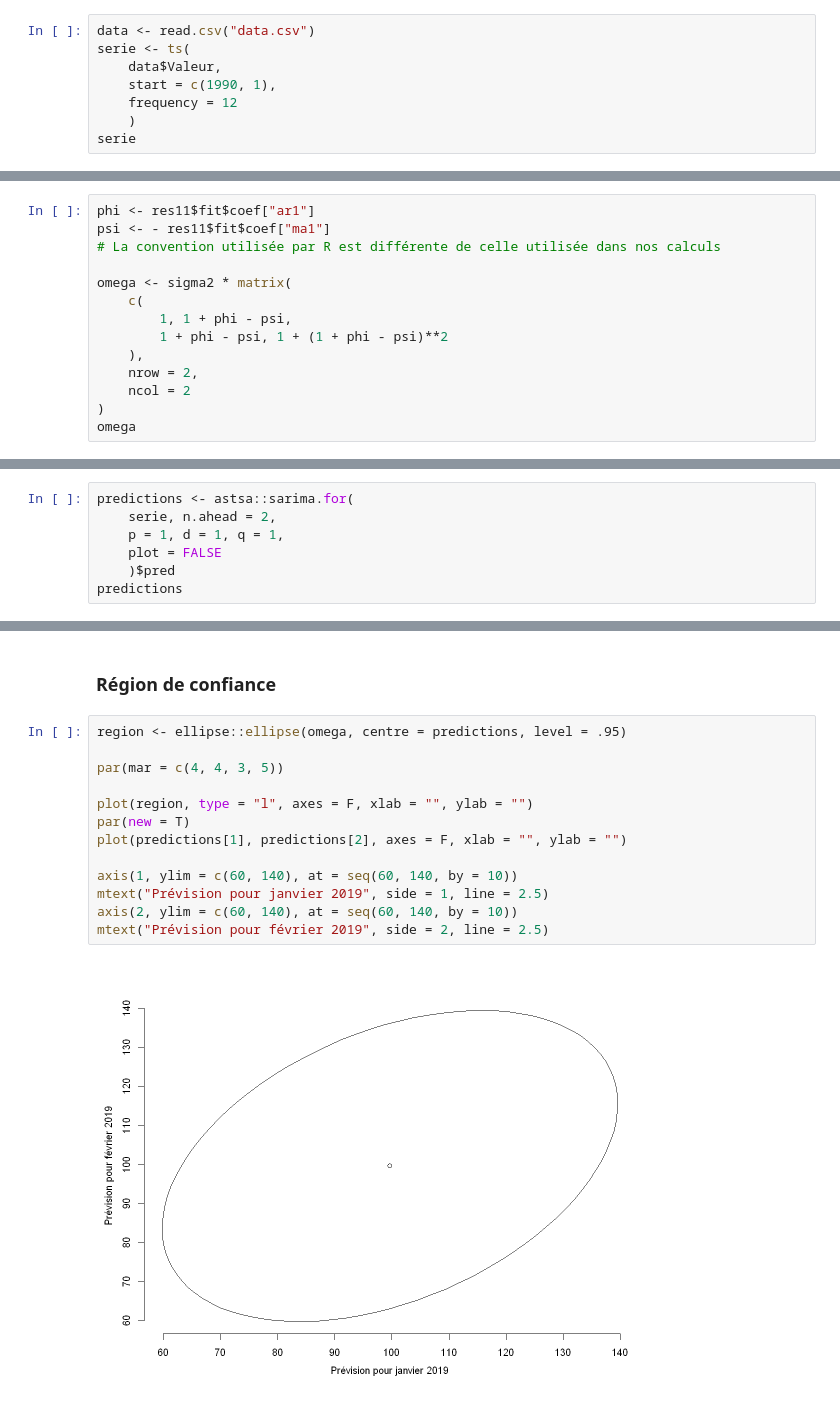
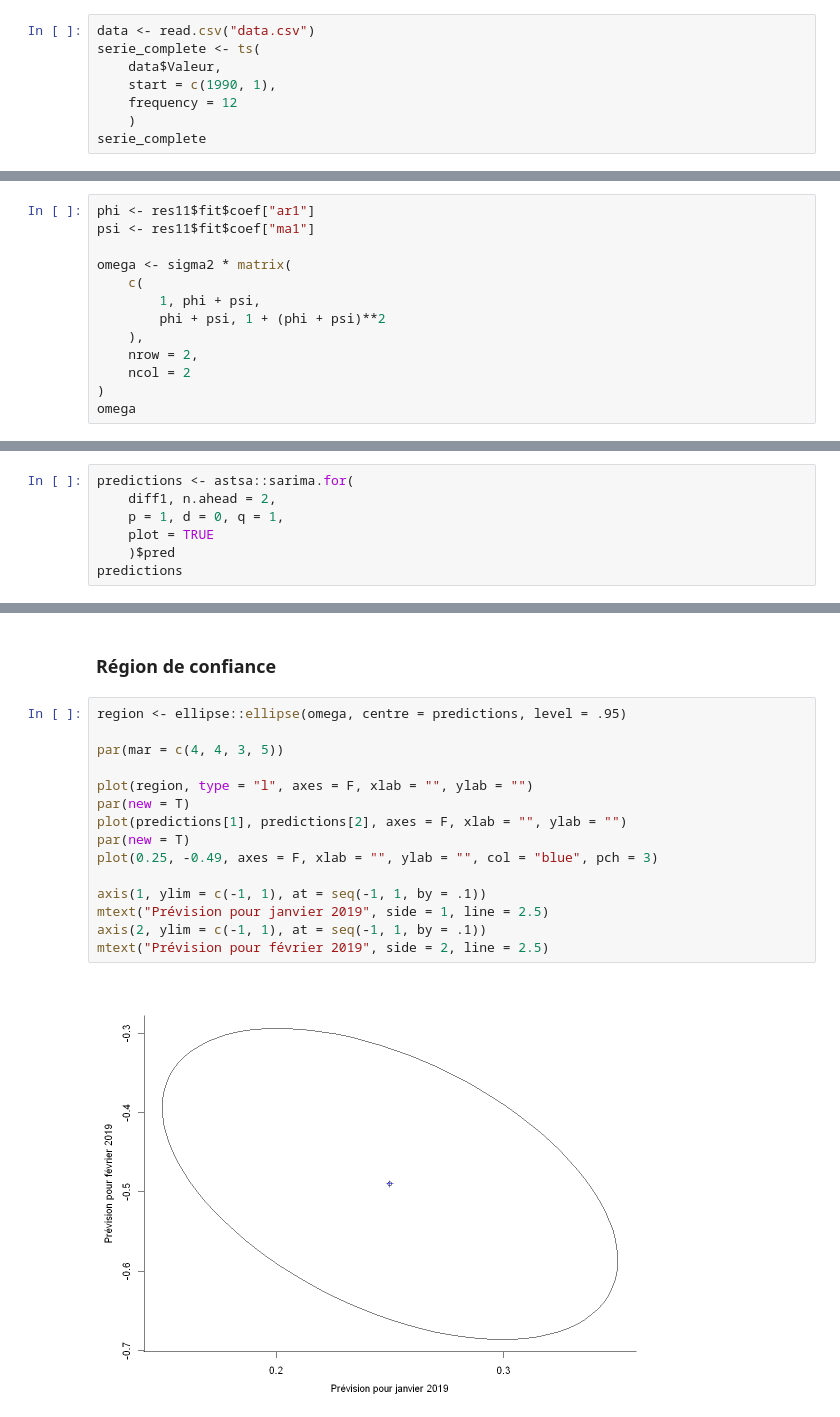
Before and after one commit to kouame1999/Projet_serie-temporelle, a Jupyter notebook: code.ipynb, the cells around one changed output, grey strips where cells are left out. Saved outputs shown, nothing was run; the diff lists cells and outputs as text.

```diff
--- a/code.ipynb
+++ b/code.ipynb
@@ -6,12 +6,12 @@ figsize <- function(width, heigth) {
 }
 # %%
 data <- read.csv("data.csv")
-serie <- ts(
+serie_complete <- ts(
     data$Valeur,
     start = c(1990, 1),
     frequency = 12
     )
-serie
+serie_complete
 # %% [output]
 A Time Series: 33 × 12
 |  | Jan | Feb | Mar | Apr | May | Jun | Jul | Aug | Sep | Oct | Nov | ... |
@@ -429,13 +447,12 @@ sigma2
 [1] 1.928069
 # %%
 phi <- res11$fit$coef["ar1"]
-psi <- - res11$fit$coef["ma1"]
-# La convention utilisée par R est différente de celle utilisée dans nos calculs
+psi <- res11$fit$coef["ma1"]
 
 omega <- sigma2 * matrix(
     c(
-        1, 1 + phi - psi,
-        1 + phi - psi, 1 + (1 + phi - psi)**2
+        1, phi + psi,
+        phi + psi, 1 + (phi + psi)**2
     ),
     nrow = 2,
     ncol = 2
@@ -461,9 +478,9 @@ q95
 ### Prédiction des valeurs futures
 # %%
 predictions <- astsa::sarima.for(
-    serie, n.ahead = 2,
-    p = 1, d = 1, q = 1,
-    plot = FALSE
+    diff1, n.ahead = 2,
+    p = 1, d = 0, q = 1,
+    plot = TRUE
     )$pred
 predictions
 # %% [output]
@@ -475,15 +493,17 @@ A Time Series: 1 × 2
 # %%
 region <- ellipse::ellipse(omega, centre = predictions, level = .95)
 
 par(mar = c(4, 4, 3, 5))
 
 plot(region, type = "l", axes = F, xlab = "", ylab = "")
 par(new = T)
 plot(predictions[1], predictions[2], axes = F, xlab = "", ylab = "")
+par(new = T)
+plot(0.25, -0.49, axes = F, xlab = "", ylab = "", col = "blue", pch = 3)
 
-axis(1, ylim = c(60, 140), at = seq(60, 140, by = 10))
+axis(1, ylim = c(-1, 1), at = seq(-1, 1, by = .1))
 mtext("Prévision pour janvier 2019", side = 1, line = 2.5)
-axis(2, ylim = c(60, 140), at = seq(60, 140, by = 10))
+axis(2, ylim = c(-1, 1), at = seq(-1, 1, by = .1))
 mtext("Prévision pour février 2019", side = 2, line = 2.5)
 # %% [output]
-[figure, old version]
+[figure, new version]
```
Also changed, not shown: parts of 6 cells of this notebook, 1 other file.
